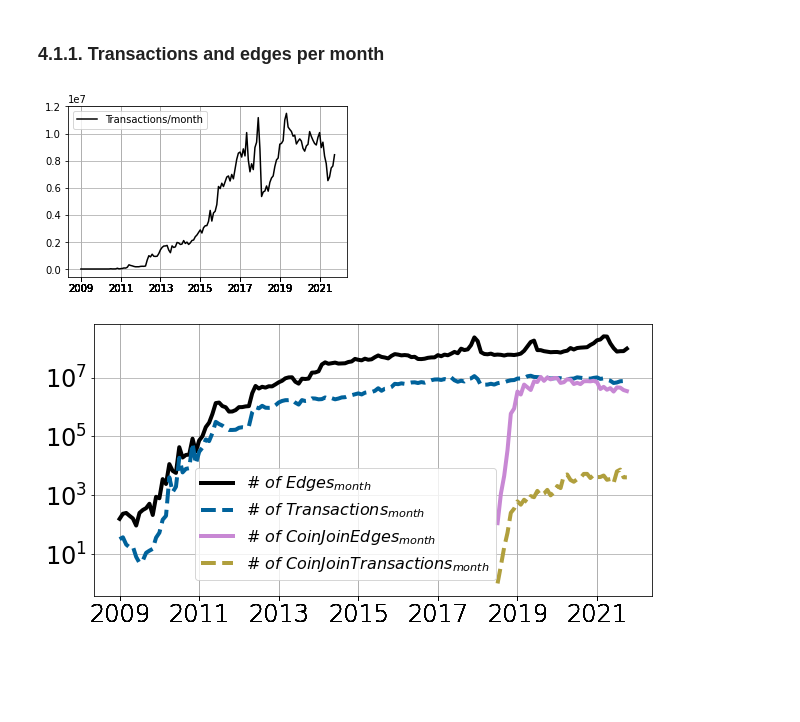
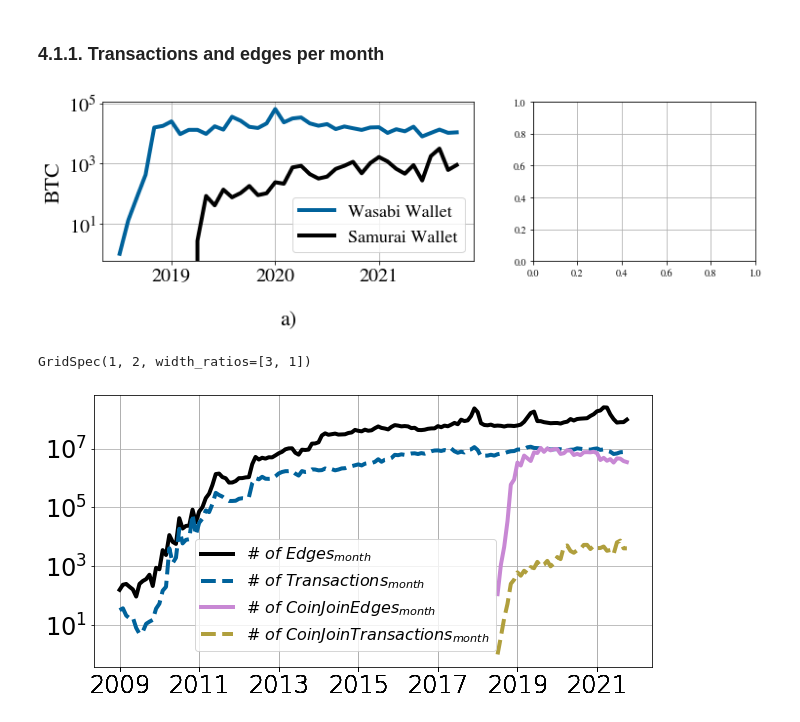
Before and after one commit to nerolation/python-bitcoin-scraper, a Jupyter notebook: btc-graph-analysis.ipynb, the cells around one changed output. Cells and saved outputs as stored; diff of their text form; code cells hidden in the pictures; blank space fills up the shorter version.

```diff
--- a/btc-graph-analysis.ipynb
+++ b/btc-graph-analysis.ipynb
@@ -360,30 +407,53 @@ invalid   :      9,175 edges       9,162 txs
 # %% [markdown]
 ### 4.1.1. Transactions and edges per month
 # %%
+pd.options.mode.chained_assignment = None
+samurai = pd.DataFrame(columns=["year", "month", "sat"])
+_samurai = df_cj_throughput[df_cj_throughput["name"] == "samurai"]
+for i, date in df_cj_throughput[["year","month"]].iterrows():
+    year = _samurai[_samurai["year"] == date["year"]]
+    month = year[year["month"] == date["month"]]
+    try:
+        sat = int(month["sat"])/1e8
+    except:
+        sat = 0
+    samurai = samurai.append( {"year":date["year"],"month":date["month"],"sat":sat}, ignore_index=True)
 
-
+samurai = samurai.drop_duplicates()[:-1]
+wasabi = df_cj_throughput[df_cj_throughput["name"] == "wasabi"]
 # Create figure with size 5x3.15 inches
-plt.figure(figsize=(5, 3.15))
+f, axs = plt.subplots(nrows=1, ncols=2, figsize=(12, 3),
+                       gridspec_kw={
+                           'width_ratios': [2.5, 1.5],
+                           'height_ratios': [3]})
 
 # Join year and month to get month-of-year `moy`
-df_txs["moy"] = df_txs["year"].astype(str)  + "/" + df_txs["month"].astype(str)
+wasabi["moy"] = wasabi["year"].astype(str)  + "/" + wasabi["month"].astype(str)
 
 # Plot chart
-plt.plot(df_txs["moy"],df_txs["txs"], color="k")
+axs[0].plot(wasabi["moy"],wasabi["sat"]/1e8, color="#00629b", label="Wasabi Wallet",linewidth=4)
+axs[0].plot(wasabi["moy"],samurai["sat"], color="k", label="Samurai Wallet",linewidth=4)
 
 # Customize ticks
-ticks_position = [i+"/1" for i in df_txs["year"].astype(str) if int(i) % 2 != 0]
-ticks          = [tick.split("/")[0] for tick in ticks_position]
-plt.xticks(ticks_position, ticks)
-
+axs[0].yaxis.get_offset_text().set_fontsize(14)
+axs[0].xaxis.set_ticks(["2019/1","2020/1","2021/1"])
+axs[0].set_xticklabels(["2019","2020", "2021"])
+axs[0].tick_params(axis='both', which='major', labelsize=20)
+axs[0].set_ylabel("BTC", fontsize=22, fontweight="ultralight")
+axs[0].set_xlabel("\na)", fontsize=22, fontweight="ultralight")
+axs[0].set_yscale('log')
 # Legend
-plt.legend(["Transactions/month"])
+axs[0].legend(fontsize=18)
 
 #Save figure and show
-#plt.savefig("./pictures/txs_over_months.pdf")
+plt.savefig("./pictures/coinjoins.pdf")
 plt.show()
 # %% [output]
-[figure, old version]
+[figure, new version]
+# %%
+gridspec.GridSpec(1, 2, width_ratios=[3, 1])
+# %% [output]
+GridSpec(1, 2, width_ratios=[3, 1])
 # %%
 # Create figure with size 5x3.15 inches
 plt.figure(figsize=(10, 5))
```
Also changed, not shown: parts of 8 cells of this notebook.
